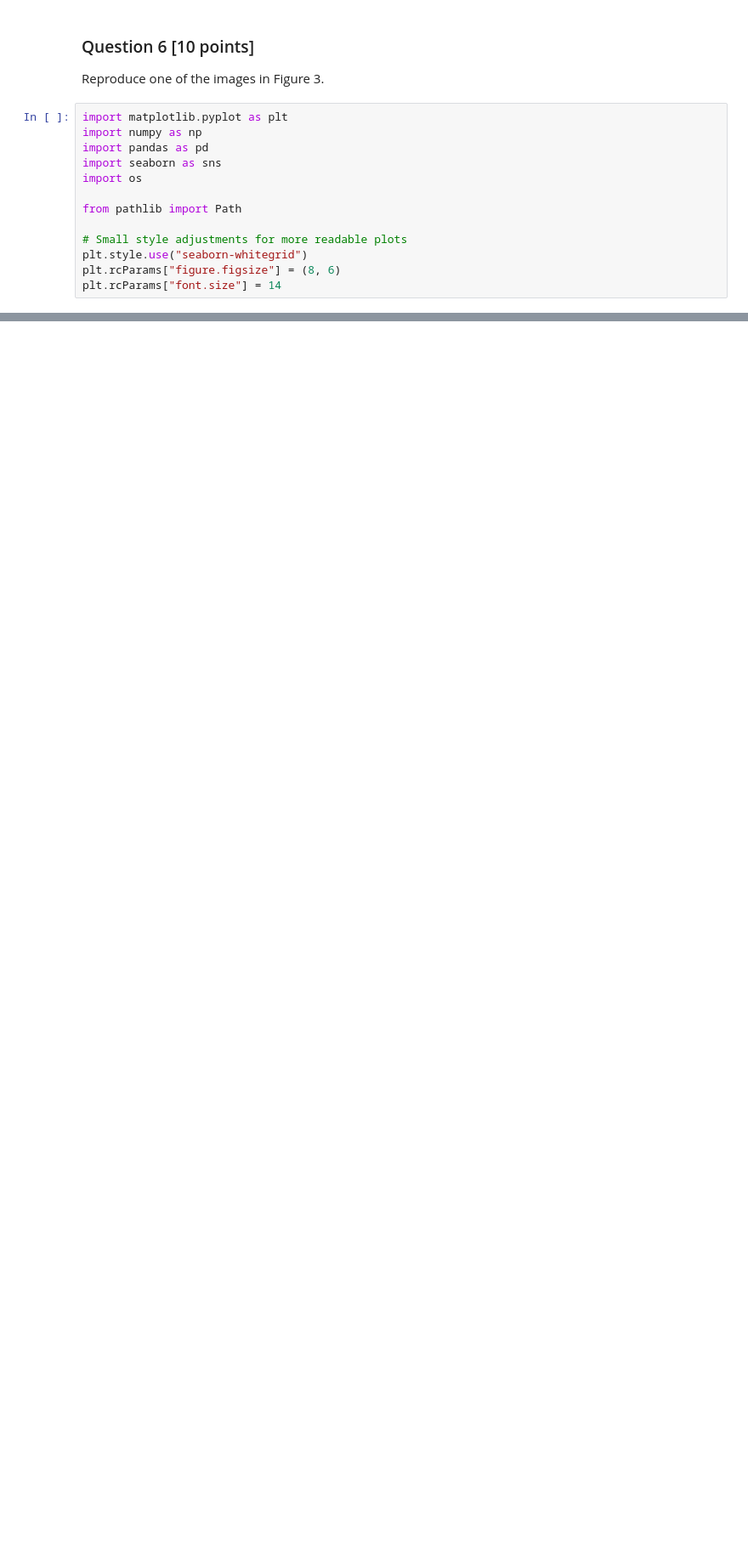
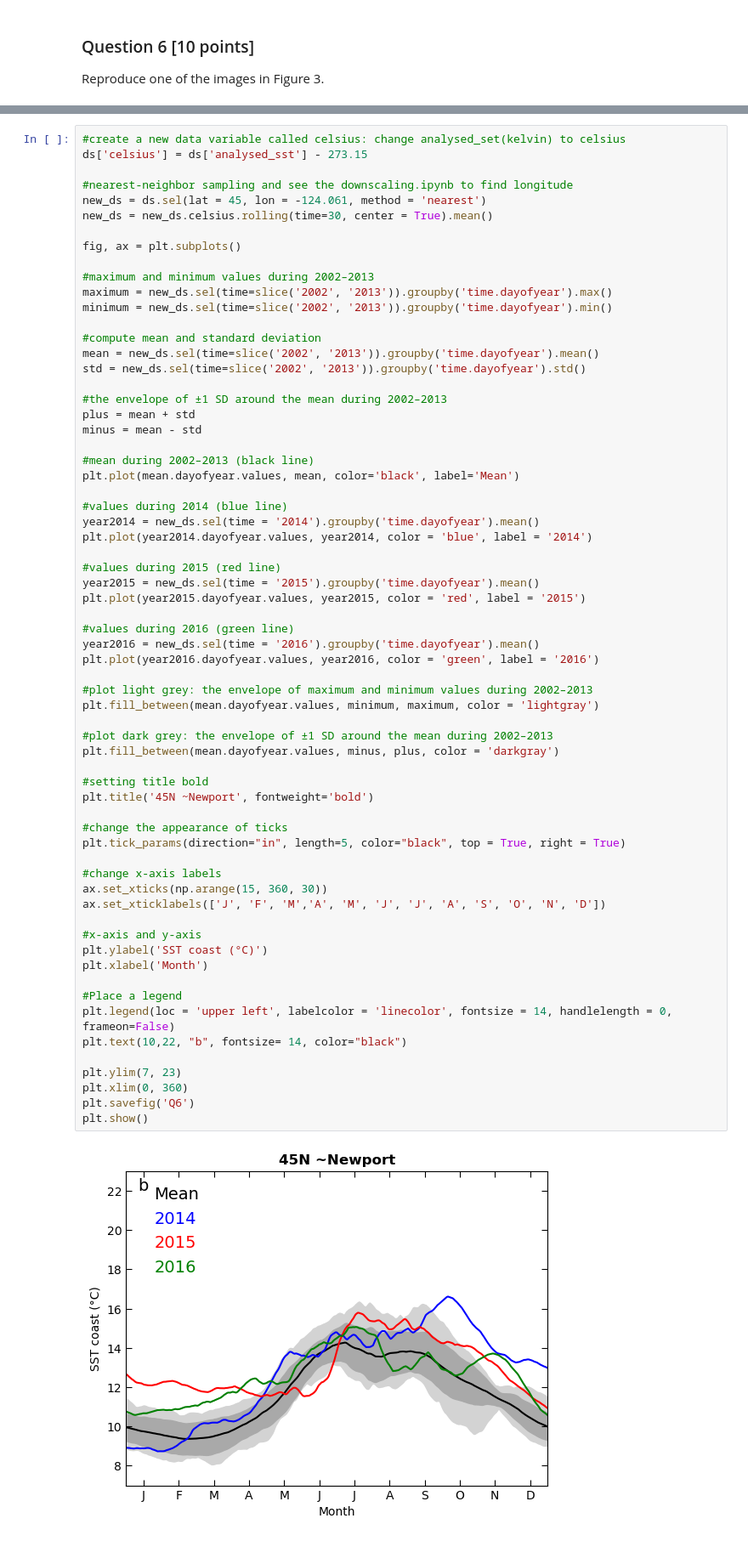
Before and after one commit to UCB-stat-159-s23/hw03-group17, a Jupyter notebook: climate-Q06.ipynb, the cells around one changed output, grey strips where cells are left out. Shown: that part at 85% size. Drawn from its saved outputs; the diff is of its cells as text; blank space fills up the shorter version.

```diff
--- a/climate-Q06.ipynb
+++ b/climate-Q06.ipynb
@@ -2,16 +15,3 @@
 ### Question 6 [10 points]
 
 Reproduce one of the images in Figure 3.
-# %%
-import matplotlib.pyplot as plt
-import numpy as np
-import pandas as pd
-import seaborn as sns
-import os
-
-from pathlib import Path
-
-# Small style adjustments for more readable plots
-plt.style.use("seaborn-whitegrid")
-plt.rcParams["figure.figsize"] = (8, 6)
-plt.rcParams["font.size"] = 14
@@ -106,0 +38,67 @@ plt.show()
+# %%
+#create a new data variable called celsius: change analysed_set(kelvin) to celsius
+ds['celsius'] = ds['analysed_sst'] - 273.15
+
+#nearest-neighbor sampling and see the downscaling.ipynb to find longitude
+new_ds = ds.sel(lat = 45, lon = -124.061, method = 'nearest')
+new_ds = new_ds.celsius.rolling(time=30, center = True).mean()
+
+fig, ax = plt.subplots()
+
+#maximum and minimum values during 2002–2013
+maximum = new_ds.sel(time=slice('2002', '2013')).groupby('time.dayofyear').max()
+minimum = new_ds.sel(time=slice('2002', '2013')).groupby('time.dayofyear').min()
+
+#compute mean and standard deviation
+mean = new_ds.sel(time=slice('2002', '2013')).groupby('time.dayofyear').mean()
+std = new_ds.sel(time=slice('2002', '2013')).groupby('time.dayofyear').std()
+
+#the envelope of ±1 SD around the mean during 2002–2013
+plus = mean + std
+minus = mean - std
+
+#mean during 2002–2013 (black line)
+plt.plot(mean.dayofyear.values, mean, color='black', label='Mean')
+
+#values during 2014 (blue line)
+year2014 = new_ds.sel(time = '2014').groupby('time.dayofyear').mean()
+plt.plot(year2014.dayofyear.values, year2014, color = 'blue', label = '2014')
+
+#values during 2015 (red line)
+year2015 = new_ds.sel(time = '2015').groupby('time.dayofyear').mean()
+plt.plot(year2015.dayofyear.values, year2015, color = 'red', label = '2015')
+
+#values during 2016 (green line)
+year2016 = new_ds.sel(time = '2016').groupby('time.dayofyear').mean()
+plt.plot(year2016.dayofyear.values, year2016, color = 'green', label = '2016')
+
+#plot light grey: the envelope of maximum and minimum values during 2002–2013
+plt.fill_between(mean.dayofyear.values, minimum, maximum, color = 'lightgray')
+
+#plot dark grey: the envelope of ±1 SD around the mean during 2002–2013
+plt.fill_between(mean.dayofyear.values, minus, plus, color = 'darkgray')
+
+#setting title bold
+plt.title('45N ~Newport', fontweight='bold')
+
+#change the appearance of ticks
+plt.tick_params(direction="in", length=5, color="black", top = True, right = True)
+
+#change x-axis labels
+ax.set_xticks(np.arange(15, 360, 30))
+ax.set_xticklabels(['J', 'F', 'M','A', 'M', 'J', 'J', 'A', 'S', 'O', 'N', 'D'])
+
+#x-axis and y-axis
+plt.ylabel('SST coast (°C)')
+plt.xlabel('Month')
+
+#Place a legend
+plt.legend(loc = 'upper left', labelcolor = 'linecolor', fontsize = 14, handlelength = 0, frameon=False)
+plt.text(10,22, "b", fontsize= 14, color="black")
+
+plt.ylim(7, 23)
+plt.xlim(0, 360)
+plt.savefig('Q6')
+plt.show()
+# %% [output]
+[figure, added]
```
Also changed, not shown: parts of 6 cells of this notebook.
